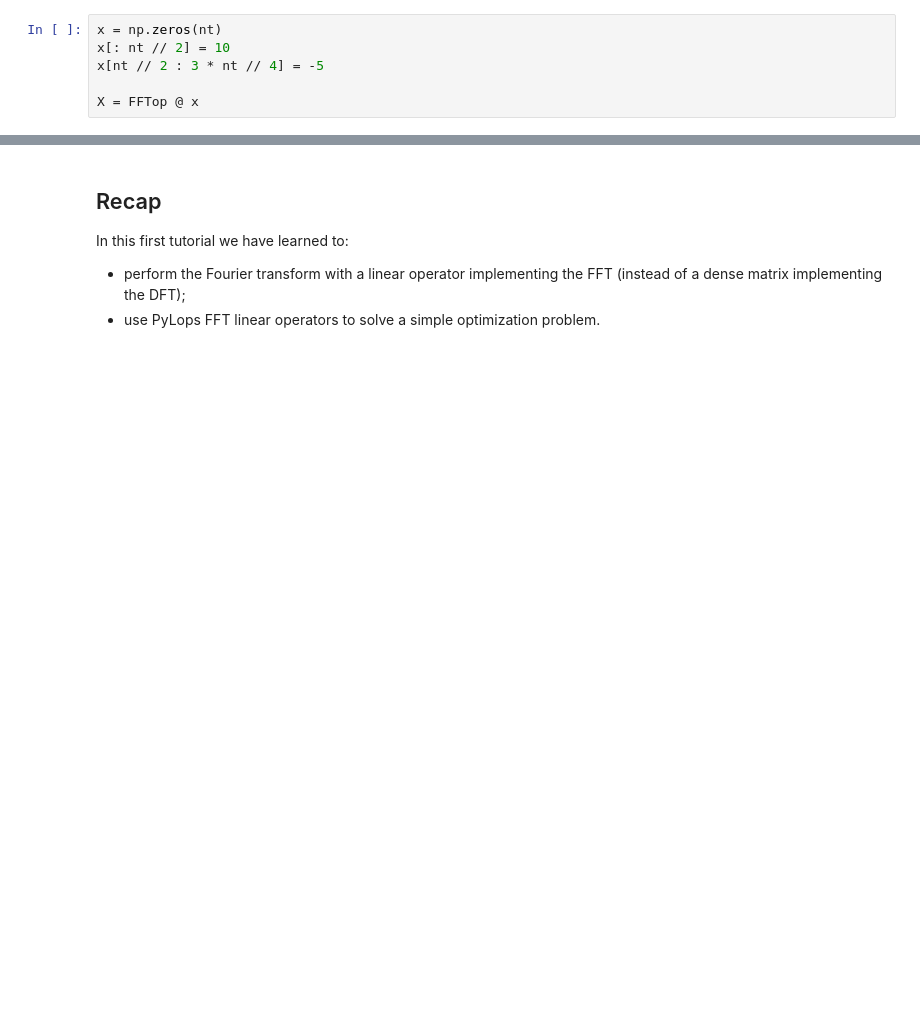
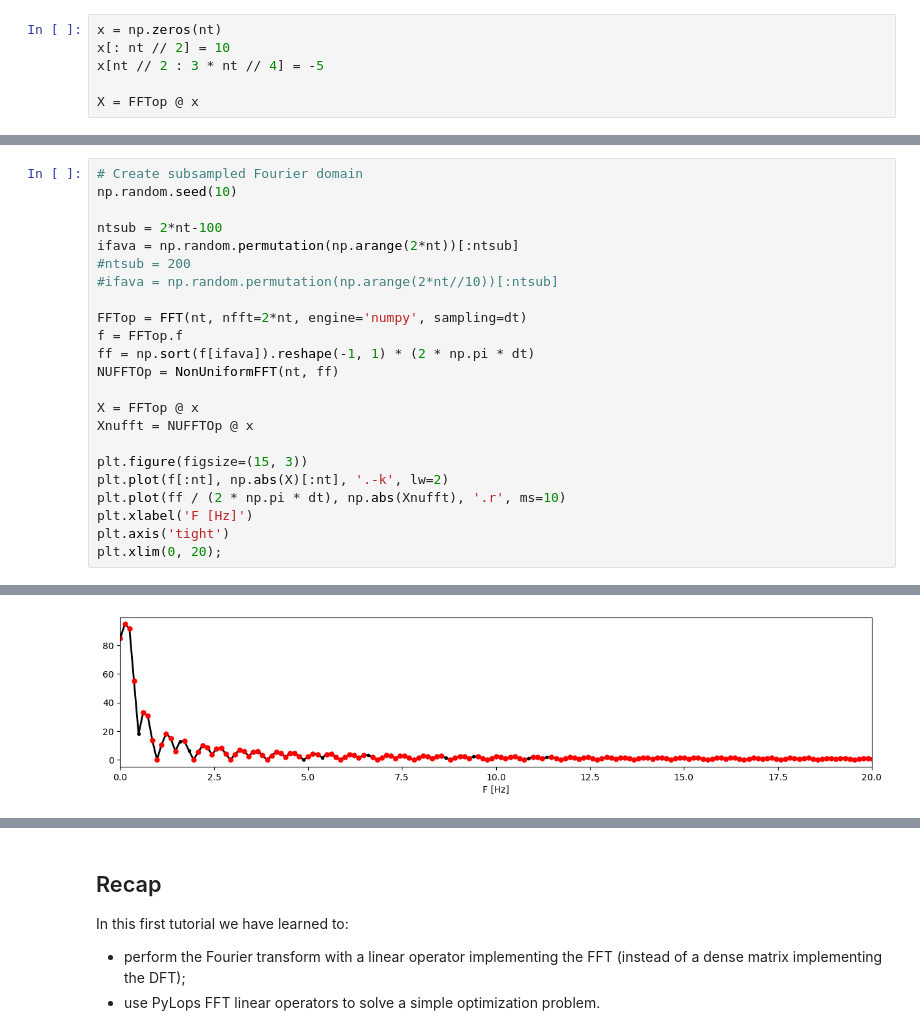
Before and after one commit to mrava87/ProximalTeaching, a Jupyter notebook: examples/FFTLinOp.ipynb, the cells around one changed output, grey strips where cells are left out. Drawn from its saved outputs; the diff is of its cells as text; blank space fills up the shorter version.

```diff
--- a/examples/FFTLinOp.ipynb
+++ b/examples/FFTLinOp.ipynb
@@ -258,0 +287,24 @@ plt.legend();
+# %%
+# Create subsampled Fourier domain
+np.random.seed(10)
+
+ntsub = 2*nt-100
+ifava = np.random.permutation(np.arange(2*nt))[:ntsub]
+#ntsub = 200
+#ifava = np.random.permutation(np.arange(2*nt//10))[:ntsub]
+
+FFTop = FFT(nt, nfft=2*nt, engine='numpy', sampling=dt)
+f = FFTop.f
+ff = np.sort(f[ifava]).reshape(-1, 1) * (2 * np.pi * dt)
+NUFFTOp = NonUniformFFT(nt, ff)
+
+X = FFTop @ x
+Xnufft = NUFFTOp @ x
+
+plt.figure(figsize=(15, 3))
+plt.plot(f[:nt], np.abs(X)[:nt], '.-k', lw=2)
+plt.plot(ff / (2 * np.pi * dt), np.abs(Xnufft), '.r', ms=10)
+plt.xlabel('F [Hz]')
+plt.axis('tight')
+plt.xlim(0, 20);
+# %% [output]
@@ -258,0 +312 @@ plt.legend();
+[figure, added]
```
Also changed, not shown: parts of 17 cells of this notebook, 2 other files.
